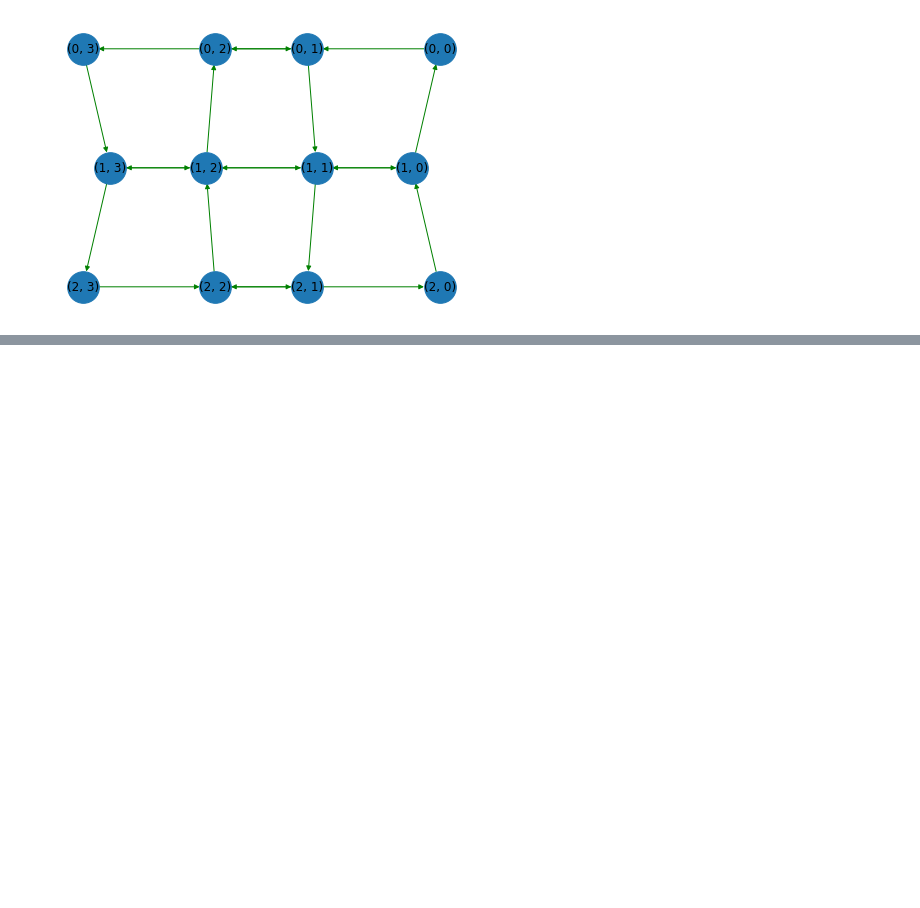
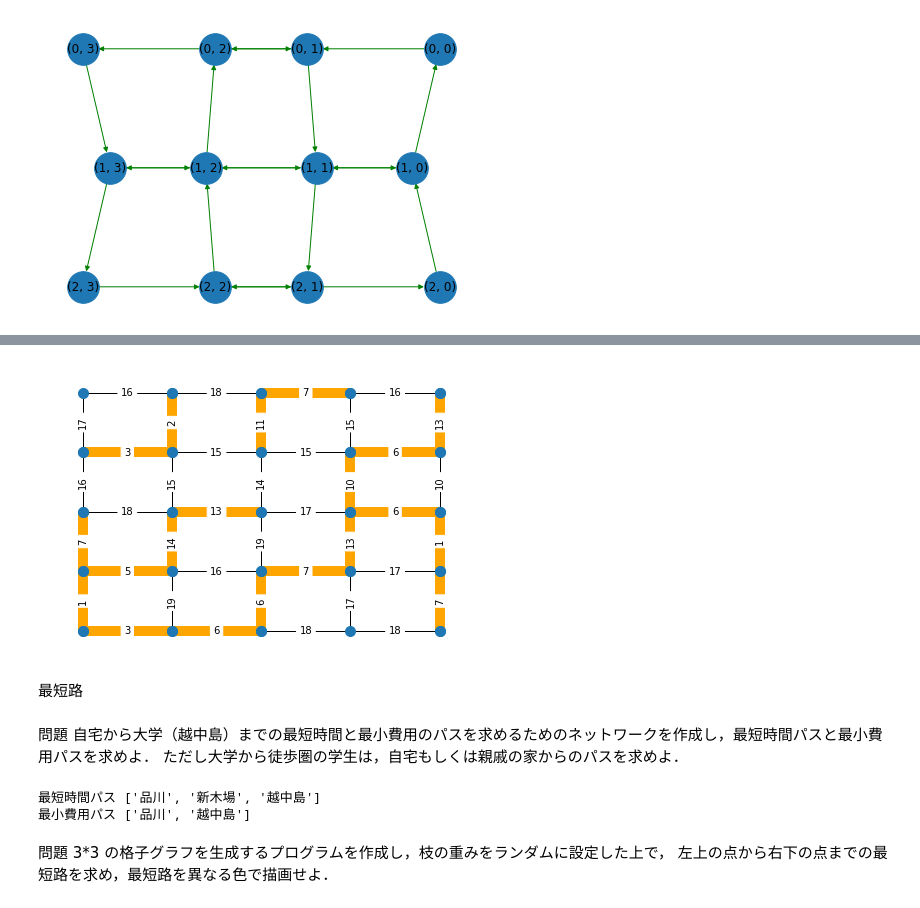
Before and after one commit to Mayachiu/NetworkX, a Jupyter notebook: NetworkX.ipynb, the cells around one changed output, grey strips where cells are left out. Saved outputs shown, nothing was run; the diff lists cells and outputs as text; code cells hidden in the pictures; blank space fills up the shorter version.

```diff
--- a/NetworkX.ipynb
+++ b/NetworkX.ipynb
@@ -140,0 +207,32 @@ nx.draw_spectral(D,with_labels=True, node_size=1000,edge_color="g",width=1)
+# %%
+G1 = nx.Graph()
+for (w,i,j) in weight[4:]:
+    G1.add_edge(i,j)
+# %%
+nx.draw(G, pos=pos, node_size=100)
+nx.draw_networkx_edge_labels(G,pos,edge_labels=edge_labels)
+nx.draw(G1, pos=pos, node_size=100, width=10, edge_color="orange")
+# %% [output]
+[figure, added]
+# %% [markdown]
+最短路
+# %% [markdown]
+問題
+自宅から大学（越中島）までの最短時間と最小費用のパスを求めるためのネットワークを作成し，最短時間パスと最小費用パスを求めよ． ただし大学から徒歩圏の学生は，自宅もしくは親戚の家からのパスを求めよ．
+# %%
+G = nx.Graph()
+G.add_edge('品川','越中島', weight=40, cost=170)
+G.add_edge('品川', '新木場', weight=15, cost=330)
+G.add_edge('新木場', '越中島', weight=5, cost=160)
+
+path = nx.dijkstra_path(G,'品川','越中島')
+print('最短時間パス', path)
+
+path = nx.dijkstra_path(G,'品川','越中島',weight='cost')
+print('最小費用パス', path )
+# %% [output]
+最短時間パス ['品川', '新木場', '越中島']
+最小費用パス ['品川', '越中島']
+# %% [markdown]
+問題
+3*3 の格子グラフを生成するプログラムを作成し，枝の重みをランダムに設定した上で， 左上の点から右下の点までの最短路を求め，最短路を異なる色で描画せよ．
```
Also changed, not shown: parts of 29 cells of this notebook.
